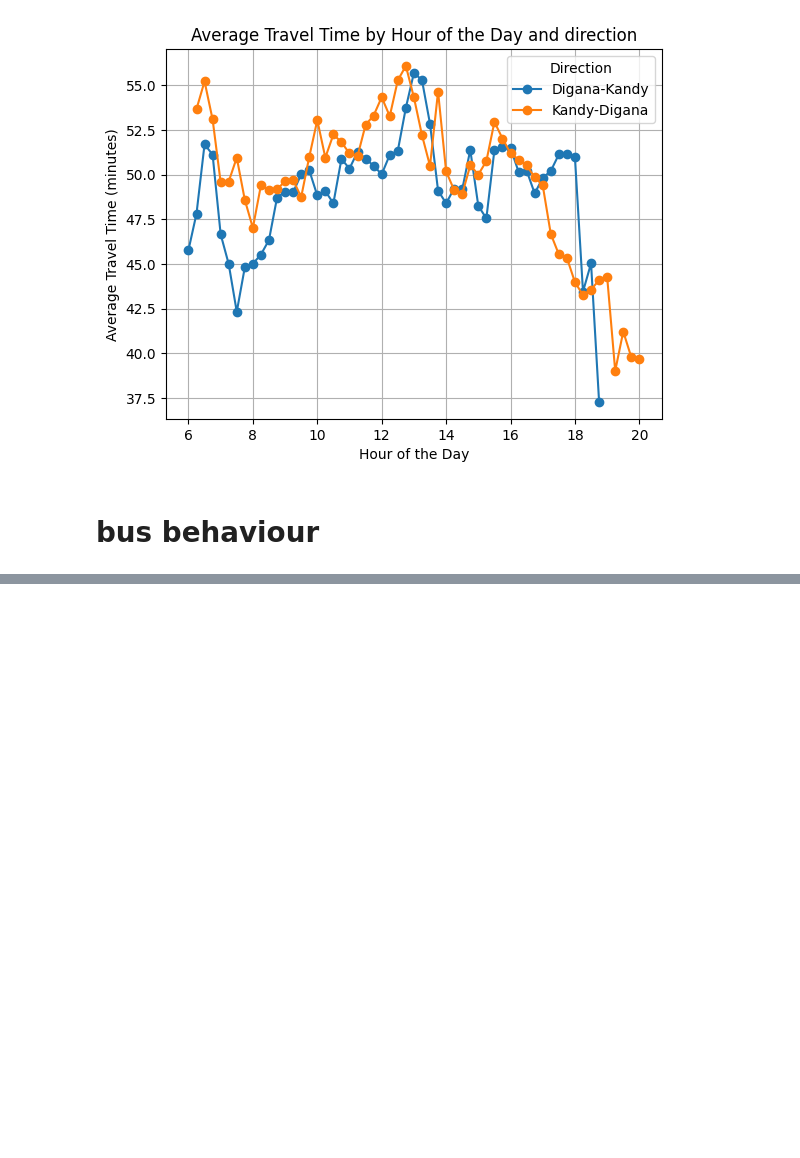
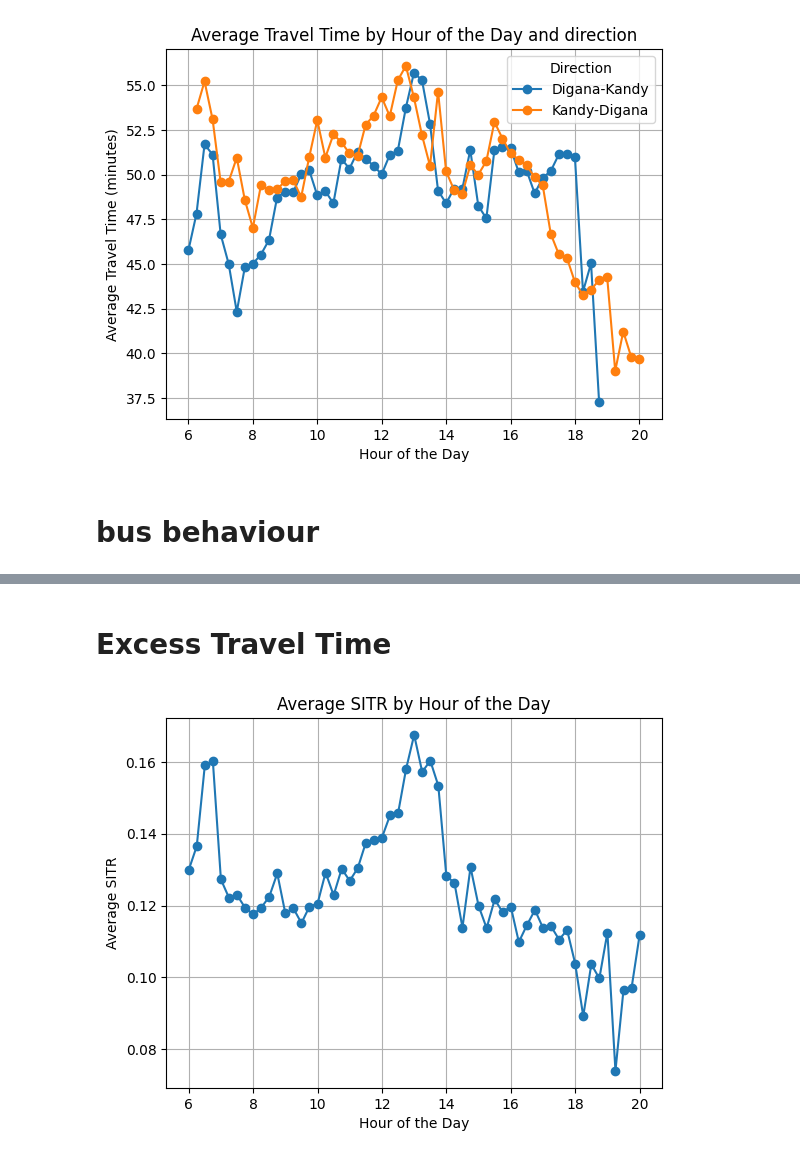
Before and after one commit to ShanukaLakshan/Realtime-GPS-Bus---Data-Science-Project, a Jupyter notebook: AnomalyDetection/performance.ipynb, the cells around one changed output, grey strips where cells are left out. Cells and saved outputs as stored; diff of their text form; code cells hidden in the pictures; blank space fills up the shorter version.

```diff
--- a/AnomalyDetection/performance.ipynb
+++ b/AnomalyDetection/performance.ipynb
@@ -68,0 +85,13 @@ for device_id, group in counts.groupby(level=0):
+# %% [markdown]
+# Excess Travel Time
+# %%
+# plot the line chart of SITR vs hour_of_day
+hourly_avg = trip_data.groupby(['hour_of_day'])['SITR'].mean()
+hourly_avg.plot(kind='line', marker='o')
+plt.title('Average SITR by Hour of the Day')
+plt.xlabel('Hour of the Day')
+plt.ylabel('Average SITR')
+plt.grid()
+plt.show()
+# %% [output]
+[figure, added]
```
Also changed, not shown: parts of 2 cells of this notebook.
